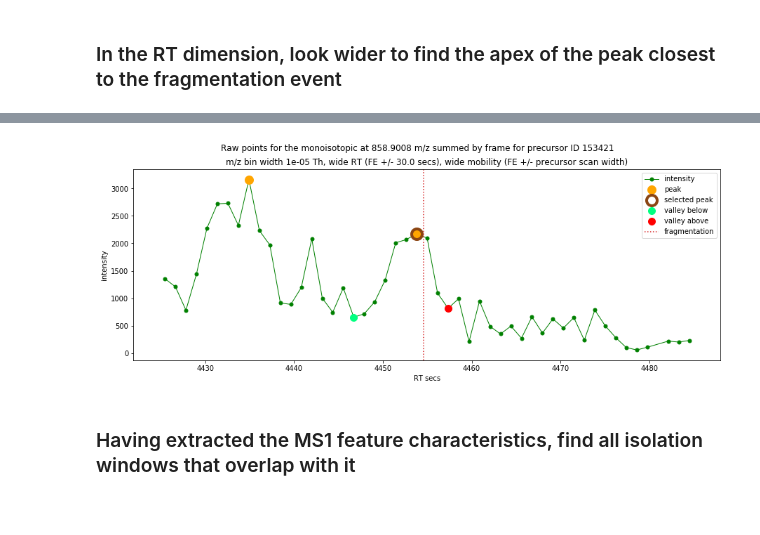
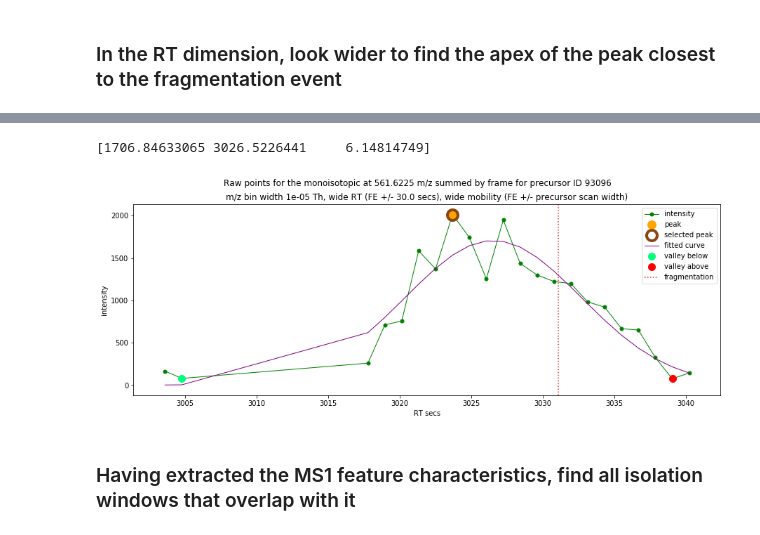
Before and after one commit to WEHI-Proteomics/tfde, a Jupyter notebook: notebooks/feature extraction from PASEF isolation windows.ipynb, the cells around one changed output, grey strips where cells are left out. Cells and saved outputs as stored; diff of their text form; code cells hidden in the pictures.

```diff
--- a/notebooks/feature extraction from PASEF isolation windows.ipynb
+++ b/notebooks/feature extraction from PASEF isolation windows.ipynb
@@ -523,7 +538,7 @@ plt.show()
 ### For each monoisotopic peak found, find its apex in RT and mobility
 # %%
 # picking one of the monoisotopic peaks for analysis
-DECONVOLUTED_PEAK_IDX = 1
+DECONVOLUTED_PEAK_IDX = 7
 feature_monoisotopic_mz = deconvoluted_peaks_df.iloc[DECONVOLUTED_PEAK_IDX].mz
 # %%
 feature_monoisotopic_mz
@@ -538,7 +553,7 @@ second_peak_mz
 # %% [markdown]
 Get the raw points for the monoisotopic peak (constrained by the fragmentation event)
 # %%
-MZ_TOLERANCE_PPM = 10
+MZ_TOLERANCE_PPM = 20
 MZ_TOLERANCE_PERCENT = MZ_TOLERANCE_PPM * 10**-4
 # %%
 monoisotopic_mz_ppm_tolerance = feature_monoisotopic_mz * MZ_TOLERANCE_PERCENT / 100
@@ -575,0 +591,8 @@ feature_scan_centroid, feature_scan_lower, feature_scan_upper
+# %%
+curve_fit = False
+try:
+    g_param = peakutils.peak.gaussian_fit(scan_df.scan, scan_df.intensity, center_only=False)
+    curve_fit = True
+    print(g_param)
+except:
+    print("could not fit a curve to this data")
@@ -701,24 +721,36 @@ feature_rt_base_lower, feature_rt_base_upper
+# %%
+curve_fit = False
+try:
+    g_param = peakutils.peak.gaussian_fit(rt_df.retention_time_secs, rt_df.intensity, center_only=False)
+    g = peakutils.peak.gaussian(rt_df.retention_time_secs, g_param[0], g_param[1], g_param[2])
+    curve_fit = True
+    print(g_param)
+except:
+    print("could not fit a curve to this data")
+# %% [output]
+[1706.84633065 3026.5226441     6.14814749]
 # %%
 f, ax = plt.subplots()
 ax.plot(rt_df.retention_time_secs, rt_df.intensity, marker='o', color='green', linestyle='-', linewidth=1, ms=5)
 ax.plot(peaks_df.retention_time_secs, peaks_df.intensity, marker='o', color='orange', linestyle='', markeredgewidth=3, ms=10, label='peak')
 ax.plot(peaks_df.loc[peak_idx].retention_time_secs, peaks_df.loc[peak_idx].intensity, marker='o', markerfacecolor='none', markeredgecolor='saddlebrown', linestyle='', markeredgewidth=4, ms=15, label='selected peak')
+ax.plot(rt_df.retention_time_secs, g, marker='', color='purple', linestyle='-', linewidth=1, ms=5, label='fitted curve')
 if valley_idx_below != -1:
     ax.plot(valleys_df.loc[valley_idx_below].retention_time_secs, valleys_df.loc[valley_idx_below].intensity, marker='o', color='springgreen', linestyle='', markeredgewidth=1, ms=10, label='valley below')
 if valley_idx_above != -1:
     ax.plot(valleys_df.loc[valley_idx_above].retention_time_secs, valleys_df.loc[valley_idx_above].intensity, marker='o', color='red', linestyle='', markeredgewidth=1, ms=10, label='valley above')
 plt.axvline(x=window_df.retention_time_secs, linestyle=':', color='tab:red', label='fragmentation')
 plt.legend(loc='best')
 plt.xlabel('RT secs')
 plt.ylabel('intensity')
 f.set_figheight(5)
 f.set_figwidth(15)
 plt.suptitle('Raw points for the monoisotopic at {:.4f} m/z summed by frame for precursor ID {}'.format(feature_monoisotopic_mz, precursor_id))
 plt.title('m/z bin width {} Th, wide RT (FE +/- {} secs), wide mobility (FE +/- precursor scan width)'.format(MS1_MZ_BIN_WIDTH, RT_BASE_PEAK_WIDTH_SECS))
 plt.margins(0.06)
 plt.show()
 # %% [output]
-[figure, old version]
+[figure, new version]
 # %% [markdown]
 ### Having extracted the MS1 feature characteristics, find all isolation windows that overlap with it
 # %%
```
Also changed, not shown: parts of 87 cells of this notebook.
